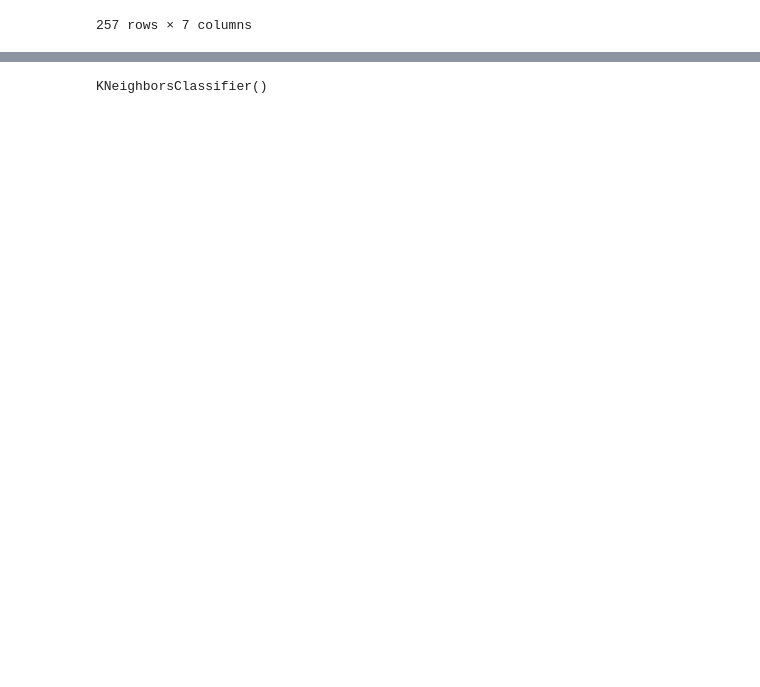
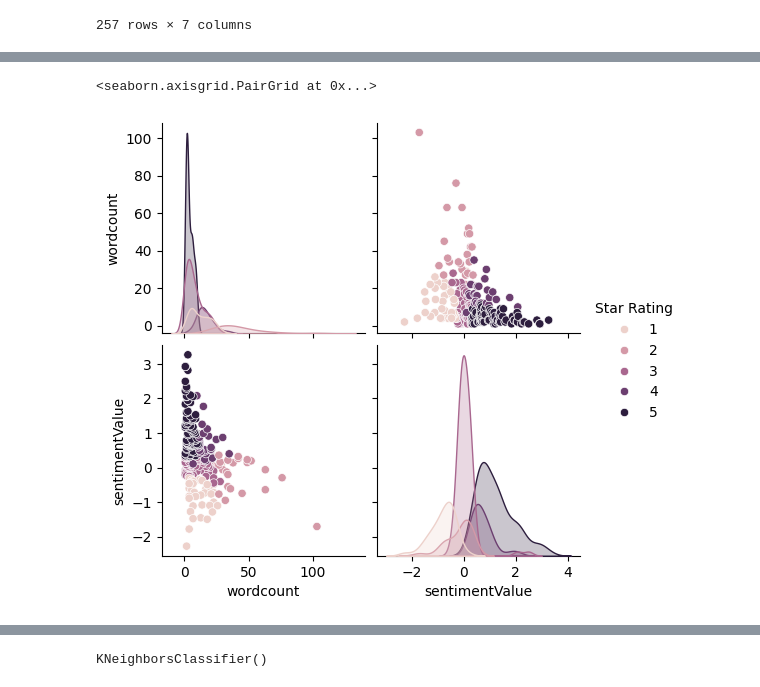
Before and after one commit to IraitzM/TheBridge_DSPT_ML, a Jupyter notebook: Supervisado/Clasificación/Vecinos próximos/ejercicios/Ejercicio_k-NearestNeighbor.ipynb, the cells around one changed output, grey strips where cells are left out. Saved outputs shown, nothing was run; the diff lists cells and outputs as text; code cells hidden in the pictures; blank space fills up the shorter version.

```diff
--- a/Supervisado/Clasificación/Vecinos próximos/ejercicios/Ejercicio_k-NearestNeighbor.ipynb
+++ b/Supervisado/Clasificación/Vecinos próximos/ejercicios/Ejercicio_k-NearestNeighbor.ipynb
@@ -28,0 +73,7 @@ data
+# %%
+import seaborn as sns # Calcula las distribuciones en base a las distintas categorias. Los colores están de acuerdo al comportamiento de la variable 'Star Rating'
+
+sns.pairplot(data, hue=("Star Rating"))
+# %% [output]
+<seaborn.axisgrid.PairGrid at 0x...>
+[figure, added]
```
Also changed, not shown: parts of 26 cells of this notebook, 1 other file.
